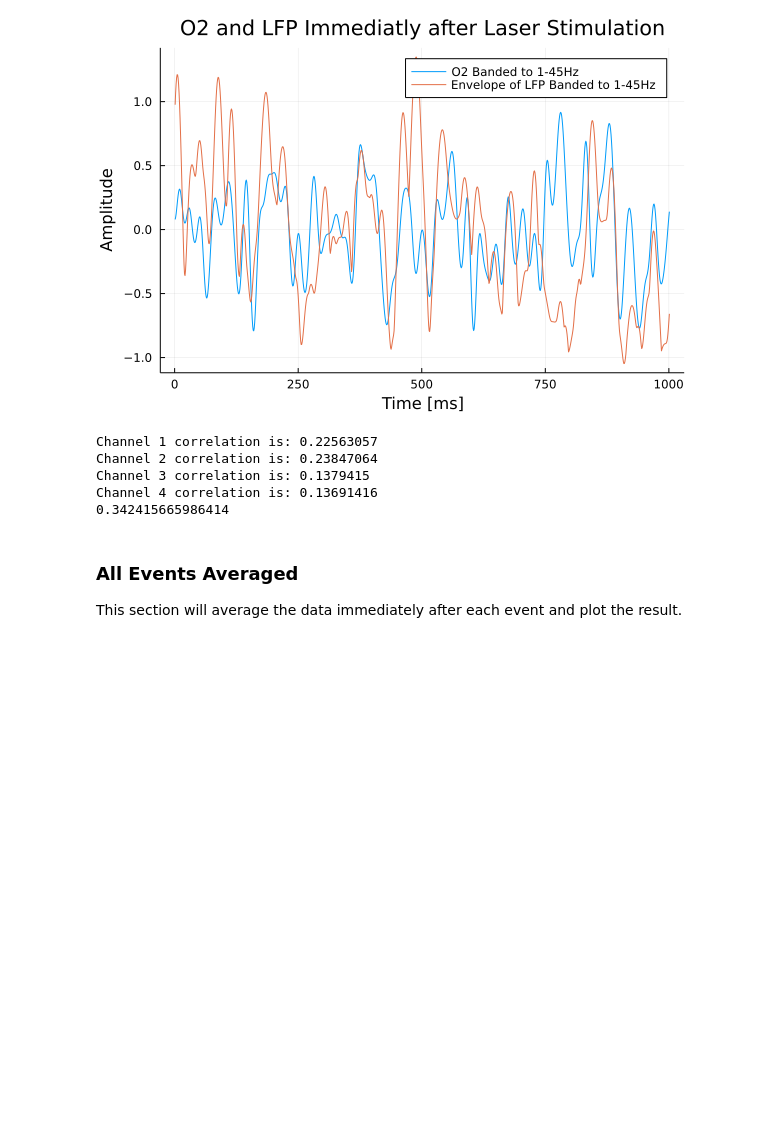
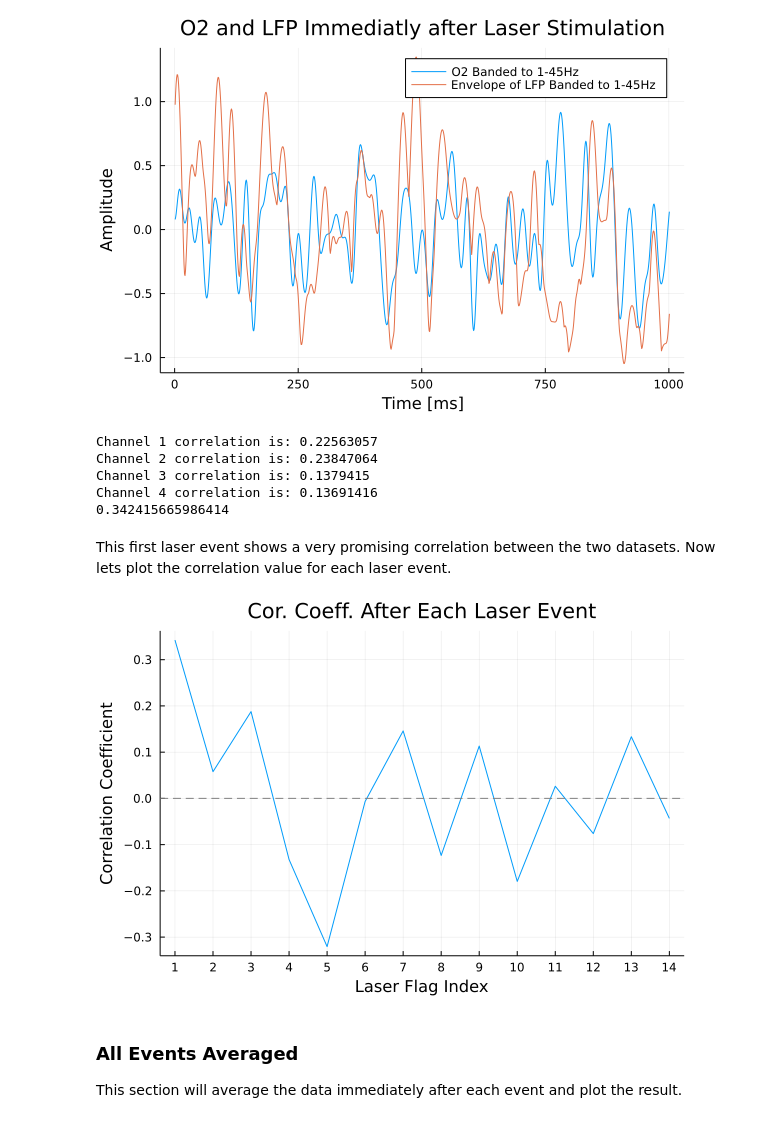
Before and after one commit to alexelwood14/O2-LFP-modelling, a Jupyter notebook: src/notebooks/laser-stim-feature.ipynb, the cells around one changed output. Cells and saved outputs as stored; diff of their text form; code cells hidden in the pictures; blank space fills up the shorter version.

Commit message:
Saved graphs

```diff
--- a/src/notebooks/laser-stim-feature.ipynb
+++ b/src/notebooks/laser-stim-feature.ipynb
@@ -26,7 +26,7 @@ Dict{String, Vector{Float32}} with 4 entries:
 # %%
 # Compute the Fourier Transform
 sampling_rate = 1000
-freqs = fftfreq(length(lfp["data"][channel,:]), sampling_rate)
+freqs = fftfreq(length(lfp["data"][1,:]), sampling_rate)
 
 # Butterworth's low pass filter equation
 function butterworth_low(freq, pass_freq, n=5)
@@ -128,4 +128,32 @@ Channel 2 correlation is: 0.23847064
 Channel 3 correlation is: 0.1379415
 Channel 4 correlation is: 0.13691416
 0.342415665986414
+# %% [markdown]
+This first laser event shows a very promising correlation between the two datasets. Now lets plot the correlation value for each laser event.
+# %%
+increment = 1000
+cors = []
+
+for flag in 1:length(o2["laser"])
+    o2_start = findall(x->x==o2["laser"][flag], o2["timestamps"])[1]
+    lfp_start = findall(x->x==lfp["laser"]["on"][flag], lfp["timestamps"])[1]
+
+    lfp_channels_mean = zeros(increment+1)
+
+    for i in 1:4
+        lfp_channels_mean += standardize(ZScoreTransform, lfp_envelopes[i][lfp_start:lfp_start+increment])
+    end
+    lfp_channels_mean ./= 4
+
+    push!(cors, cor(banded_o2[o2_start:o2_start+increment], lfp_channels_mean))
+end
+
+plot(cors, legend=false)
+title!("Cor. Coeff. After Each Laser Event")
+xlabel!("Laser Flag Index")
+hline!([0], linestyle=:dash, colour=:grey)
+xticks!((1:length(o2["laser"])))
+ylabel!("Correlation Coefficient")
+# %% [output]
+[figure, added]
 # %% [markdown]
```
Also changed, not shown: parts of 1 cell of this notebook, 6 other files.
